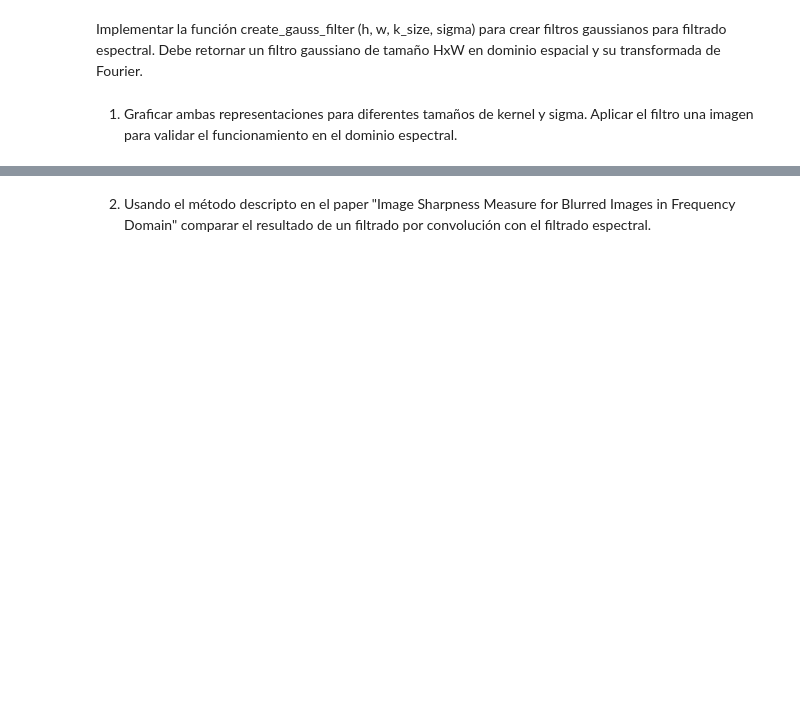
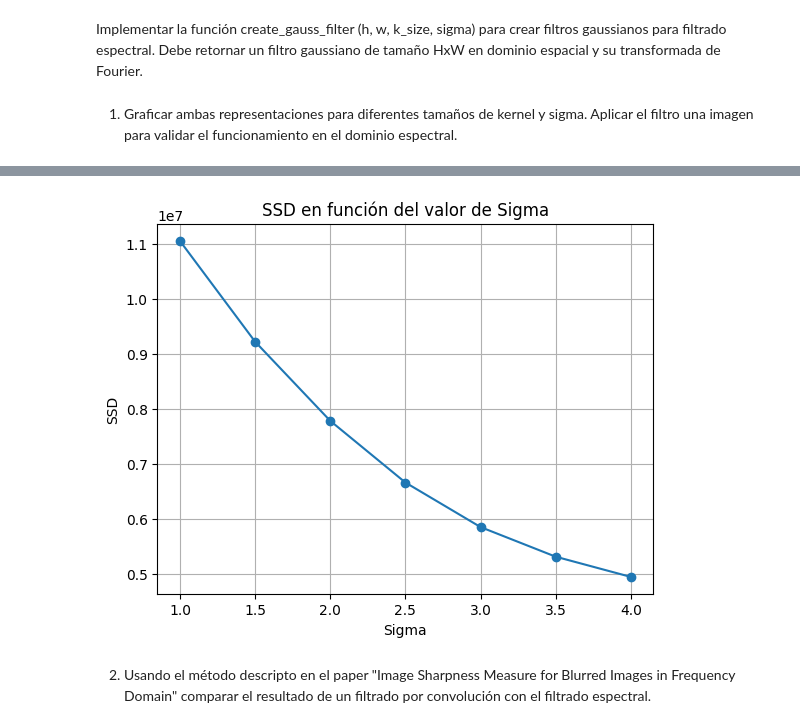
Before and after one commit to fedeglan/VC1-FIUBA, a Jupyter notebook: TP2.ipynb, the cells around one changed output, grey strips where cells are left out. Drawn from its saved outputs; the diff is of its cells as text; code cells hidden in the pictures; blank space fills up the shorter version.

```diff
--- a/TP2.ipynb
+++ b/TP2.ipynb
@@ -100,4 +118,34 @@ for k_size in k_sizes:
 ... (6 outputs left out)
+# %%
+# Parámetros del filtro
+h, w = 64, 64
+k_size = 15
+sigmas = [1.0, 1.5, 2.0, 2.5, 3.0, 3.5, 4.0]
+
+# Cargar una imagen de ejemplo
+image = cv2.imread(r'Material_TPs/TP2/img1.png', cv2.IMREAD_GRAYSCALE)
+
+ssd_values = []
+# Filtrar la imagen utilizando cv2.GaussianBlur() con diferentes sigmas y calcular el SSD
+for sigma in sigmas:
+    _, filter_fourier = create_gauss_filter(h, w, k_size, sigma)
+    image_resized = cv2.resize(image, (w, h), interpolation=cv2.INTER_LINEAR)
+    image_fourier = fftshift(fft2(image_resized))
+    filtered_image_fourier = image_fourier * filter_fourier
+    filtered_image = np.real(ifft2(ifftshift(filtered_image_fourier)))
+    filtered_image_cv2 = cv2.GaussianBlur(image_resized, (k_size, k_size), sigmaX=sigma, sigmaY=sigma)
+    ssd = np.sum((filtered_image - filtered_image_cv2) ** 2)
+    ssd_values.append(ssd)
+
+# Graficar el resultado del SSD en función del sigma utilizado
+plt.plot(sigmas, ssd_values, marker='o')
+plt.xlabel('Sigma')
+plt.ylabel('SSD')
+plt.title('SSD en función del valor de Sigma')
+plt.grid(True)
+plt.show()
+# %% [output]
+[figure, added]
 # %% [markdown]
 2. Usando el método descripto en el paper "Image Sharpness Measure for Blurred Images in Frequency Domain" comparar el resultado de un filtrado por convolución con el filtrado espectral.
 # %%
```
Also changed, not shown: parts of 3 cells of this notebook.
